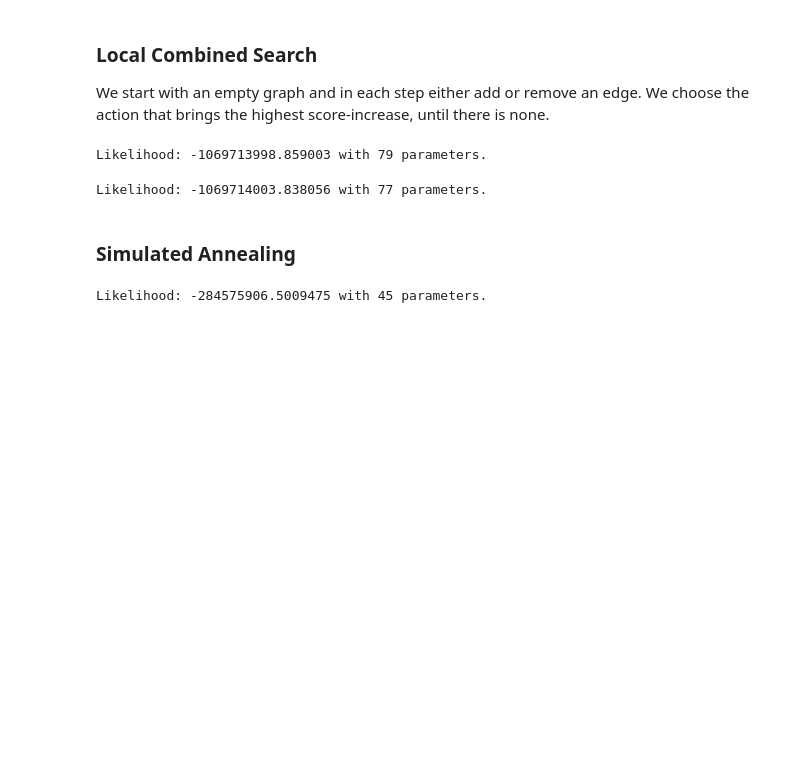
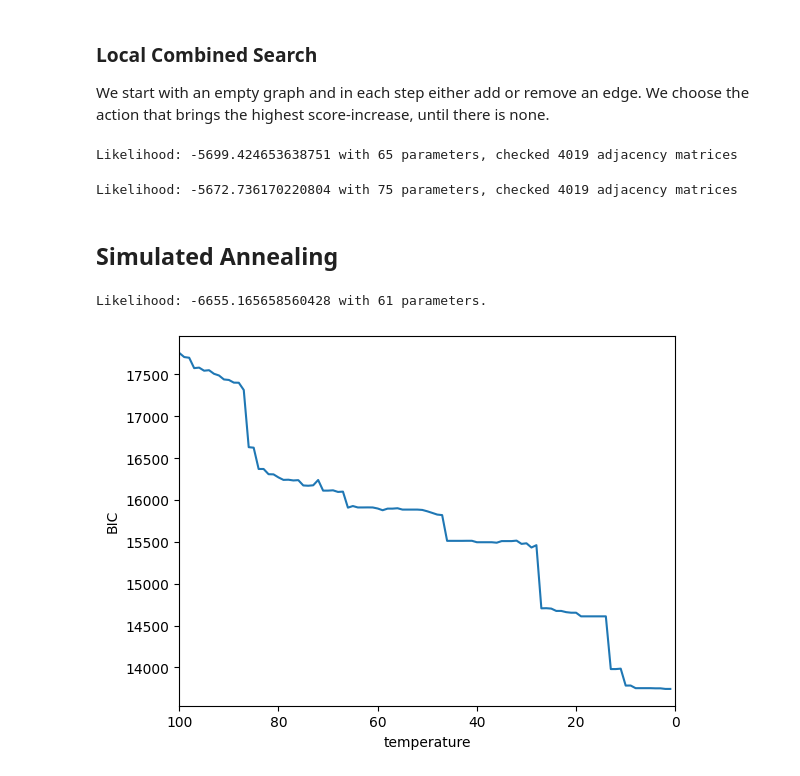
Before and after one commit to toucanmeister/cdsMaster, a Jupyter notebook: Semester 1/Graphische Modelle Lab/Project/project.ipynb, the cells around one changed output. Drawn from its saved outputs; the diff is of its cells as text; code cells hidden in the pictures; blank space fills up the shorter version.

Commit message:
gm lab project: more work on annealing

```diff
--- a/Semester 1/Graphische Modelle Lab/Project/project.ipynb
+++ b/Semester 1/Graphische Modelle Lab/Project/project.ipynb
@@ -158,7 +149,7 @@ class GaussNet():
         acc = 0
         for node_idx in range(self.n):
             mus = np.squeeze(self.predict(data, node_idx))
-            acc += np.sum(scipy.stats.norm.logpdf(data[:,node_idx], mus, self.params[node_idx].sigma))
+            acc += np.sum(scipy.stats.norm.logpdf(data[:,node_idx], mus, np.sqrt(self.params[node_idx].sigma)))
         return acc
 
     def num_params(self):
@@ -415,19 +409,19 @@ def local_combined_search(data: np.ndarray, metric: Callable) -> np.ndarray:
 # %%
-adj_combined_bic = local_combined_search(data, BIC)
+adj_combined_bic, num_adj_checked = local_combined_search(data, BIC)
 np.save(f'submissions/combined_bic.npy', adj_combined_bic)
 net = GaussNet(adj_combined_bic).fit(data)
-print(f'Likelihood: {net.loglikelihood(data)} with {net.num_params()} parameters.')
+print(f'Likelihood: {net.loglikelihood(data)} with {net.num_params()} parameters, checked {num_adj_checked} adjacency matrices')
 # %% [output]
-Likelihood: -1069713998.859003 with 79 parameters.
+Likelihood: -5699.424653638751 with 65 parameters, checked 4019 adjacency matrices
 # %%
-adj_combined_aic = local_combined_search(data, AIC)
+adj_combined_aic, num_iterations = local_combined_search(data, AIC)
 np.save(f'submissions/combined_aic.npy', adj_combined_aic)
 net = GaussNet(adj_combined_aic).fit(data)
-print(f'Likelihood: {net.loglikelihood(data)} with {net.num_params()} parameters.')
+print(f'Likelihood: {net.loglikelihood(data)} with {net.num_params()} parameters, checked {num_adj_checked} adjacency matrices')
 # %% [output]
-Likelihood: -1069714003.838056 with 77 parameters.
+Likelihood: -5672.736170220804 with 75 parameters, checked 4019 adjacency matrices
 # %% [markdown]
-### Simulated Annealing
+## Simulated Annealing
 # %%
 def simulated_annealing(data: np.ndarray, metric: Callable, temps: np.ndarray, seed: int):
     """
@@ -454,6 +448,15 @@ def simulated_annealing(data: np.ndarray, metric: Callable, temps: np.ndarray, s
             adj[edge] = 0  # remove edge from graph
         return adj
 
+    def undo_action(adj, edge_action):
+        edge = edge_action[0]
+        action = edge_action[1]
+        if action == EdgeAction.ADD:
+            adj[edge] = 0  # add edge to graph
+        else:
+            adj[edge] = 1  # remove edge from graph
+        return adj
+
     def random_action(rng, adj, n) -> ((int,int), EdgeAction):
         found = False
         while not found:
@@ -471,30 +474,43 @@ def simulated_annealing(data: np.ndarray, metric: Callable, temps: np.ndarray, s
     n = data.shape[1]
     adj = np.zeros((n,n))  # start with empty adjacency matrix
     net = GaussNet(adj).fit(data)
-    current_score = metric(net.loglikelihood(data), net.num_params(), data.shape[0])
+    current_score = metric(net.loglikelihood(data), net.num_params(), data.shape[0])  # score of the current matrix
     highest_score = current_score
     best_adj = adj.copy()
+    scores = []
 
     for temp in temps:
         edge, edge_action = random_action(rng, adj, n)
+        adj = do_action(adj, (edge, edge_action))
         net = GaussNet(adj).fit(data)
-        score = metric(net.loglikelihood(data), net.num_params(), data.shape[0])
-        if score > current_score:
-            current_score = score
+        new_score = metric(net.loglikelihood(data), net.num_params(), data.shape[0])  # score with change
+        adj = undo_action(adj, (edge, edge_action))
+        if new_score < current_score:  # if the new score is better, we always accept the action
+            current_score = new_score
             adj = do_action(adj, (edge, edge_action))
         else:
-            if rng.random() < np.exp((score - highest_score) / temp):
+            if rng.random() < np.exp(-(new_score - current_score) / temp): # with a certain probability, we accept the change anyway
+                current_score = new_score
                 adj = do_action(adj, (edge, edge_action))
-                current_score = score
-        if current_score > highest_score:
-            highest_score = current_score
+        if current_score < highest_score:
+            highest_score = current_score  # always remember the best matrix
             best_adj = adj.copy()
-    return best_adj
+        scores.append(current_score)
+    return best_adj, scores
+# %%
+def plot_annealing(temps, scores, y_axis):
+    plt.xlim(temps[0], 0)
+    plt.xlabel('temperature')
+    plt.ylabel(y_axis)
+    plt.plot(temps, scores)
 # %%
-temps = np.arange(100, 0, -0.1)
-adj_annealing_bic = simulated_annealing(data, BIC, temps, 0)
+# Test run
+temps = np.arange(100, 0, -1)
+adj_annealing_bic, scores = simulated_annealing(data, BIC, temps, 0)
 np.save(f'submissions/annealing_bic.npy', adj_annealing_bic)
 net = GaussNet(adj_annealing_bic).fit(data)
 print(f'Likelihood: {net.loglikelihood(data)} with {net.num_params()} parameters.')
+plot_annealing(temps, scores, 'BIC')
 # %% [output]
-Likelihood: -284575906.5009475 with 45 parameters.
+Likelihood: -6655.165658560428 with 61 parameters.
+[figure, added]
```
Also changed, not shown: parts of 13 cells of this notebook, 10 other files.
